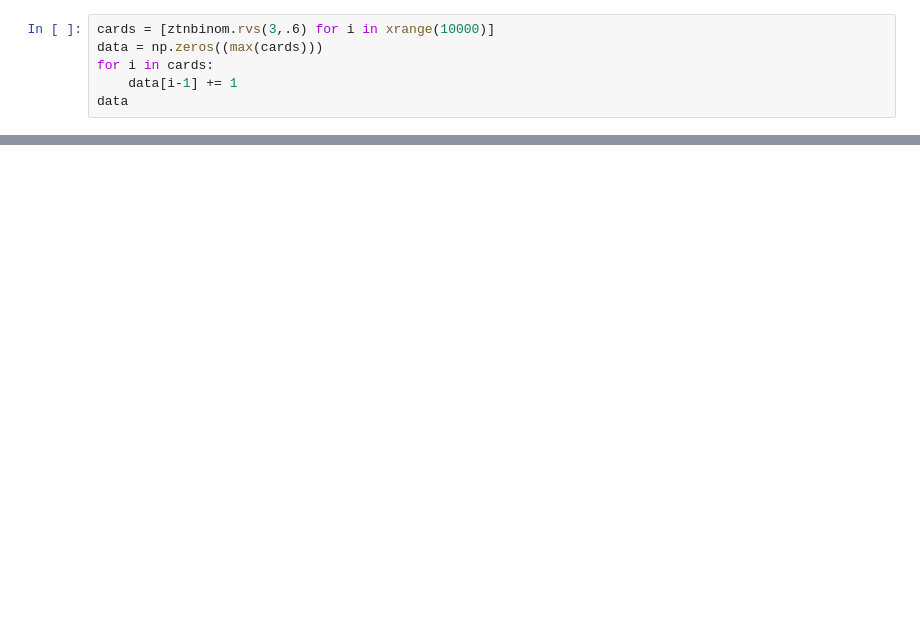
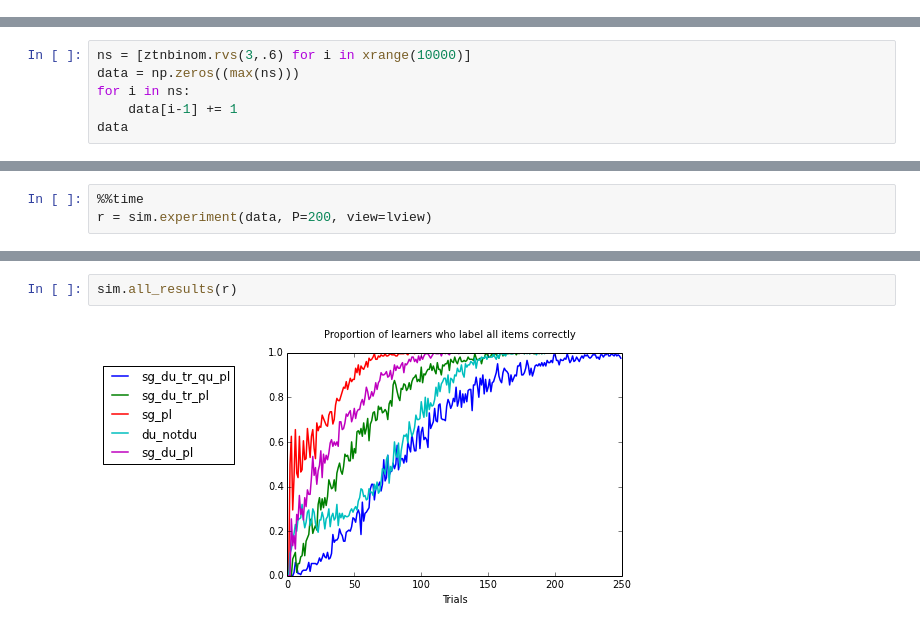
Before and after one commit to rmalouf/learning, a Jupyter notebook: Simulations.ipynb, the cells around one changed output, grey strips where cells are left out. Cells and saved outputs as stored; diff of their text form; blank space fills up the shorter version.

```diff
--- a/Simulations.ipynb
+++ b/Simulations.ipynb
@@ -33,6 +15,0 @@ def singpl(card):
-# %%
-cards = [ztnbinom.rvs(3,.6) for i in xrange(10000)]
-data = np.zeros((max(cards)))
-for i in cards:
-    data[i-1] += 1
-data
@@ -176,0 +45,6 @@ plt.legend(loc=(-0.55,0.5))
+# %%
+ns = [ztnbinom.rvs(3,.6) for i in xrange(10000)]
+data = np.zeros((max(ns)))
+for i in ns:
+    data[i-1] += 1
+data
@@ -176,0 +78,3 @@ plt.legend(loc=(-0.55,0.5))
+# %%
+%%time
+r = sim.experiment(data, P=200, view=lview)
@@ -176,0 +84,4 @@ plt.legend(loc=(-0.55,0.5))
+# %%
+sim.all_results(r)
+# %% [output]
+[figure, added]
```
Also changed, not shown: parts of 31 cells of this notebook, 1 other file.
